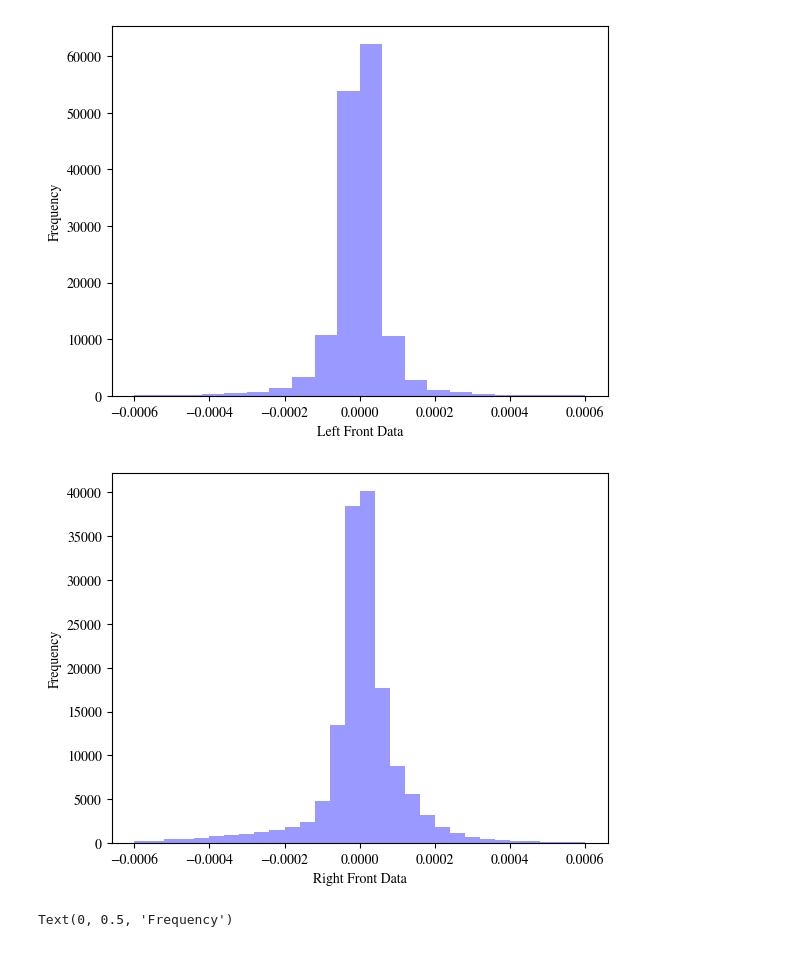
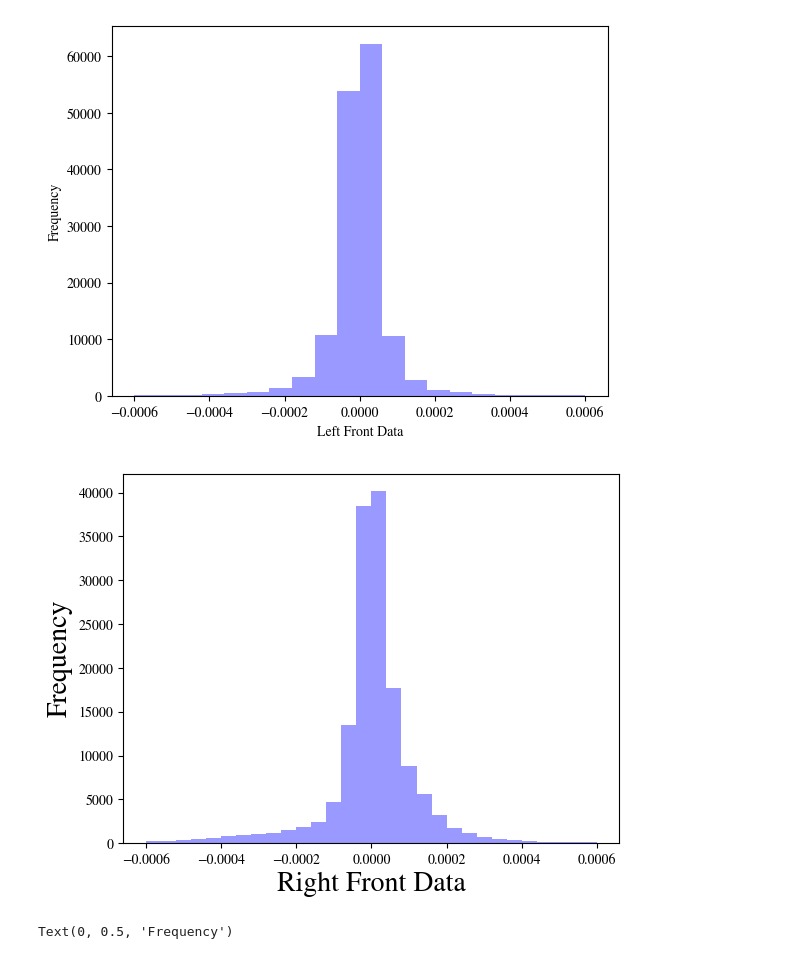
Before and after one commit to SenuraHansaja/H-IoT-Golob-Rice-Compression-Automation, a Jupyter notebook: EEG data/histogram_plots.ipynb, the cells around one changed output. Saved outputs shown, nothing was run; the diff lists cells and outputs as text; code cells hidden in the pictures.

```diff
--- a/EEG data/histogram_plots.ipynb
+++ b/EEG data/histogram_plots.ipynb
@@ -51,11 +51,11 @@ plt.savefig('filtered')
 [figure]
 # %%
 plt.hist(EEG_raw_data[1], bins = 30, range = [-0.0006, 0.0006], color='#9A99FF')
-plt.xlabel('Right Front Data')
-plt.ylabel('Frequency')
+plt.xlabel('Right Front Data', fontsize=20)
+plt.ylabel('Frequency', fontsize=20)
 plt.savefig('eeg filtered output.pdf')
 # %% [output]
-[figure, old version]
+[figure, new version]
 # %%
 plt.hist(EEG_raw_data[2], bins = 30, range = [-0.0003, 0.0003], color='#9A99FF')
 plt.xlabel('Left Over the Ear')
```
Also changed, not shown: parts of 1 cell of this notebook, 7 other files.
